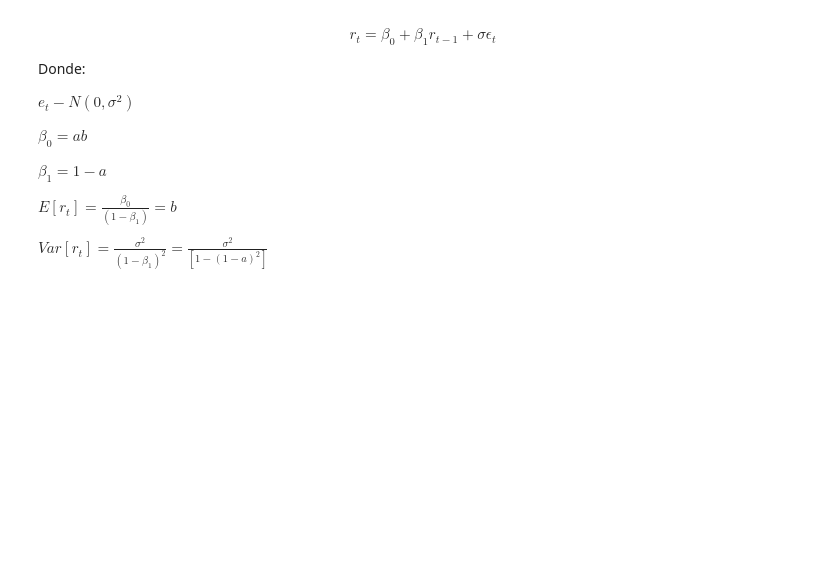
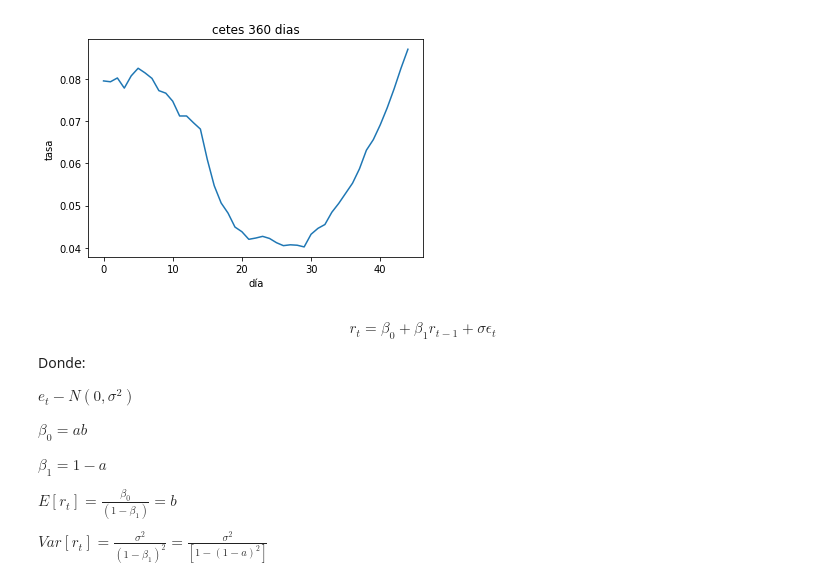
Before and after one commit to leonardo0529/tesis_actuaria, a Jupyter notebook: aplicación/vasicek.ipynb, the cells around one changed output. Drawn from its saved outputs; the diff is of its cells as text; code cells hidden in the pictures; blank space fills up the shorter version.

```diff
--- a/aplicación/vasicek.ipynb
+++ b/aplicación/vasicek.ipynb
@@ -24,3 +38,7 @@ tasas_364['tasa'].plot();
+# %%
+cetes_360.plot(title="cetes 360 dias",xlabel="día",ylabel="tasa");
+# %% [output]
+[figure, added]
 # %% [markdown]
 $$ r_{t}=\beta_{0} + \beta_{1}r_{t-1} + \sigma \epsilon_{t} $$
 
```
Also changed, not shown: parts of 20 cells of this notebook.
